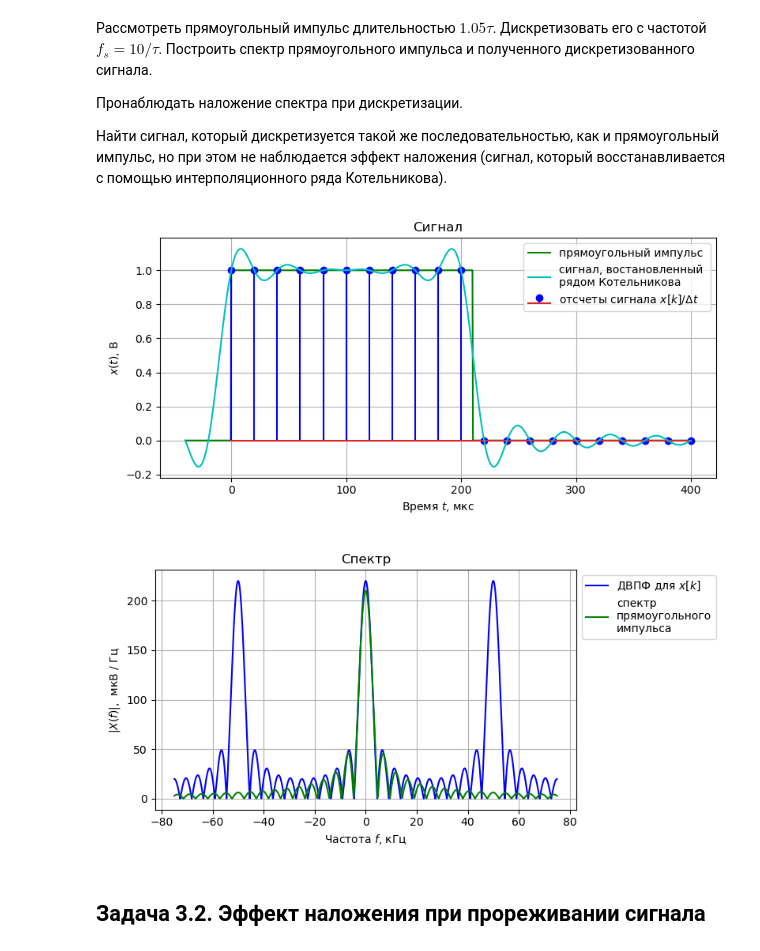
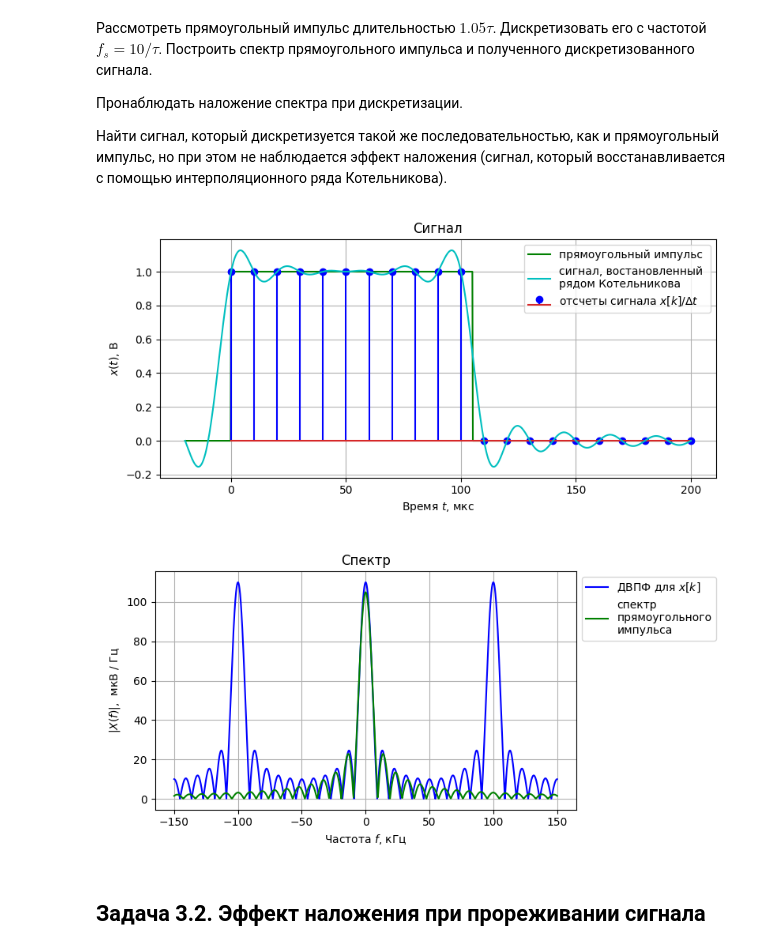
Before and after one commit to 4EFI/Radiophysical-Labs, a Jupyter notebook: Lab1/Lab1_task.ipynb, the cells around one changed output. Saved outputs shown, nothing was run; the diff lists cells and outputs as text; code cells hidden in the pictures.

```diff
--- a/Lab1/Lab1_task.ipynb
+++ b/Lab1/Lab1_task.ipynb
@@ -691,7 +691,7 @@ def DTFT_abs3(xk, fs, M=2048):
     res=abs(np.fft.fftshift(np.fft.fft(xk, M)))
     return fs*np.arange(-1.5, 1.5, 1/M), np.hstack((res, res, res))
 # %%
-tau=200*1e-6 #200 мкс
+tau=100*1e-6 #100 мкс
 fs=10/tau
 
 f_band=np.linspace(-1.5*fs, 1.5*fs, 1000) # 1000 - число точек в диапазоне, в которых вычисляется X(f)
@@ -723,34 +723,34 @@ plt.plot(t_band*1e6, [boxcar(t, tau) for t in t_band], 'g', label='прямоу
 plt.stem(tk*1e6, xk*fs, linefmt='b', markerfmt='bo', label='отсчеты сигнала $x[k]/{\\Delta t}$')
 
 
 
 plt.plot(t_band*1e6, np.array([sinc_interp(t, xk) for t in t_band]), 'c', label='сигнал, востановленный \nрядом Котельникова')
 
 plt.title("Сигнал")
 plt.xlabel("Время $t$, мкс")
 plt.ylabel("$x(t)$, В")
 plt.grid()
 plt.legend(loc='best', bbox_to_anchor=(1, 1))
 plt.tight_layout()
 
 plt.figure(figsize=[8, 4])
 
 
 DFTF_plot=DTFT_abs3(xk, fs)
 plt.plot(DFTF_plot[0]/1e3, DFTF_plot[1]*1e6, 'b', label='ДВПФ для $x[k]$')
 
 plt.plot(f_band/1e3, fourier_transform(signal=boxcar, f_band=f_band, tau=tau, t1=-2*tau, t2=2*tau, res_type="abs")*1e6,
          'g', label='спектр\nпрямоугольного\nимпульса')
 
 plt.title("Спектр")
 plt.xlabel("Частота $f$, кГц")
 plt.ylabel("$|X(f)|$,  мкВ / Гц")
 plt.grid()
 plt.legend(loc='best', bbox_to_anchor=(1, 1))
 plt.tight_layout()
 # %% [output]
 [figure]
-[figure, old version]
+[figure, new version]
 # %% [markdown]
 ## Задача 3.2. Эффект наложения при прореживании сигнала
 # %% [markdown]
```
Also changed, not shown: parts of 9 cells of this notebook, 1 other file.
